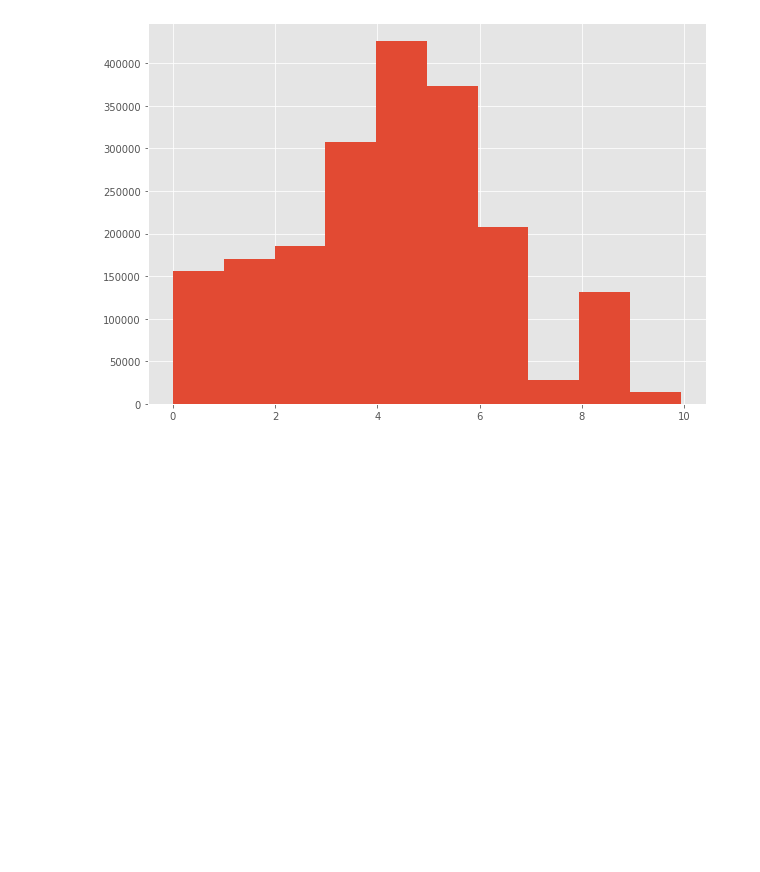
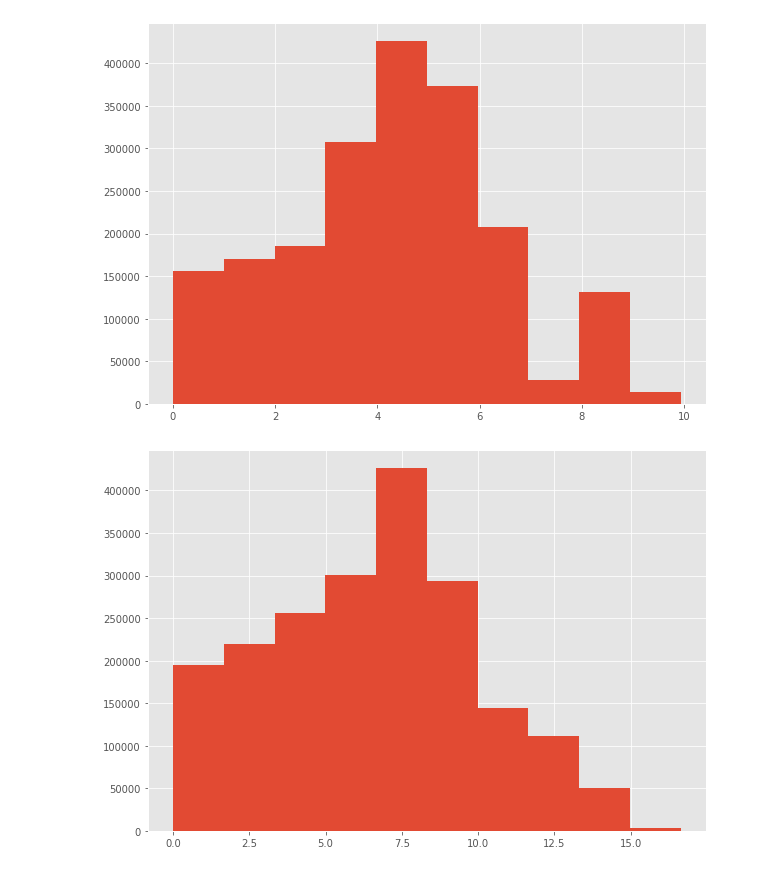
Before and after one commit to minyansh/jupyter_practice, a Jupyter notebook: unsupervised_learning/1605005916_Euclidean_and_Manhattan_Distances_Case_Study_11102020/Euclidean_and_Manhattan_Distances_Case_Study.ipynb, the cells around one changed output. Drawn from its saved outputs; the diff is of its cells as text; code cells hidden in the pictures; blank space fills up the shorter version.

```diff
--- a/unsupervised_learning/1605005916_Euclidean_and_Manhattan_Distances_Case_Study_11102020/Euclidean_and_Manhattan_Distances_Case_Study.ipynb
+++ b/unsupervised_learning/1605005916_Euclidean_and_Manhattan_Distances_Case_Study_11102020/Euclidean_and_Manhattan_Distances_Case_Study.ipynb
@@ -97,3 +97,9 @@ ax.hist(DistEuclid)
 plt.show()
 # %% [output]
 [figure]
+# %%
+fig, ax = plt.subplots(figsize = (10,7))
+ax.hist(DistManhattan)
+plt.show()
+# %% [output]
+[figure, added]
```
Also changed, not shown: parts of 1 cell of this notebook, 13 other files.
